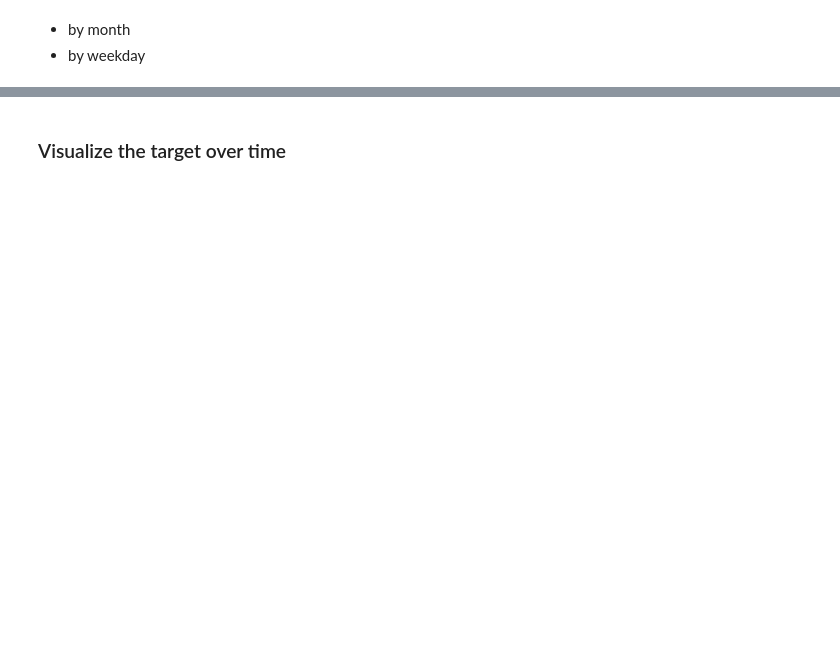
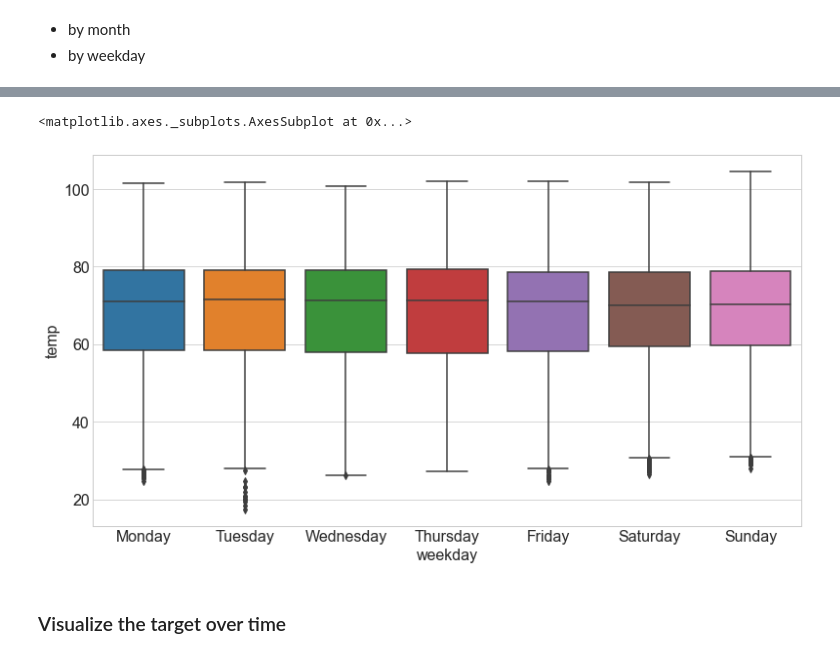
Before and after one commit to CodeupClassroom/darden-time-series-exercises, a Jupyter notebook: explore_lesson.ipynb, the cells around one changed output, grey strips where cells are left out. Cells and saved outputs as stored; diff of their text form; code cells hidden in the pictures; blank space fills up the shorter version.

```diff
--- a/explore_lesson.ipynb
+++ b/explore_lesson.ipynb
@@ -68,0 +141,3 @@ y.plot.hist()
+# %%
+train['weekday'] = train.index.day_name()
+train.head()
@@ -69,3 +157,8 @@ y.plot.hist()
+# %%
+sns.boxplot(data=train, y='temp', x='weekday')
+# %% [output]
+<matplotlib.axes._subplots.AxesSubplot at 0x...>
+[figure, added]
 # %% [markdown]
 ### Visualize the target over time
 # %%
```
Also changed, not shown: parts of 56 cells of this notebook.
